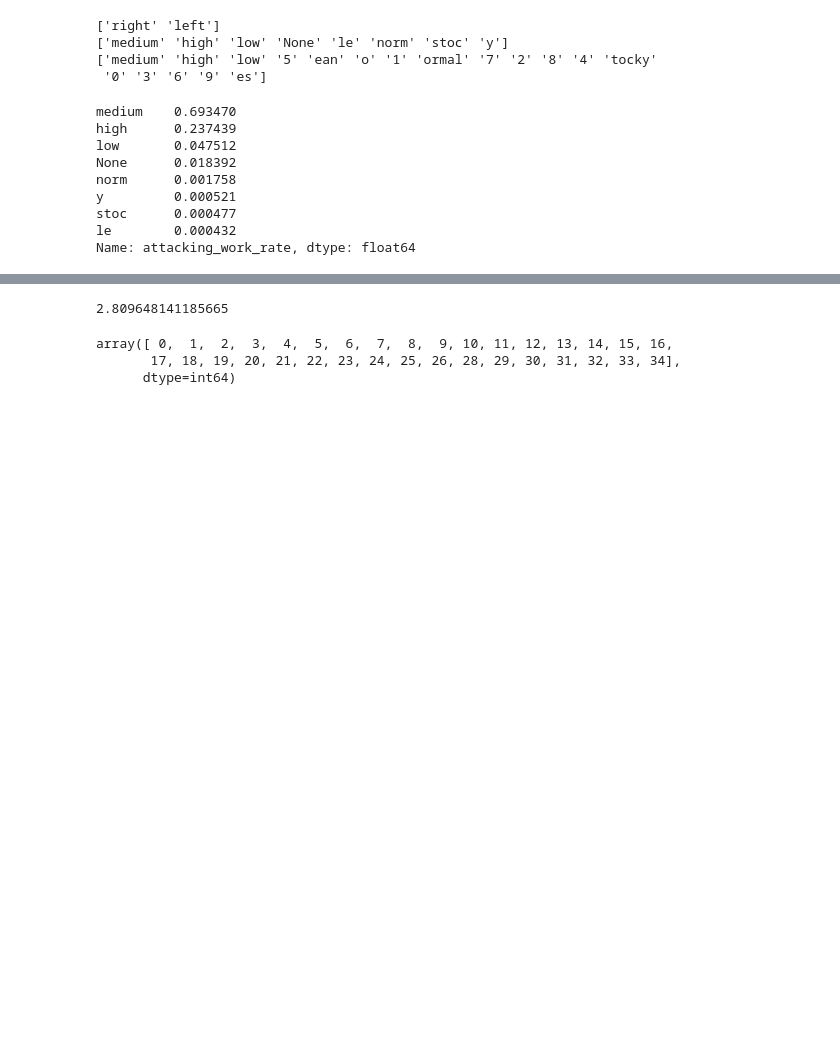
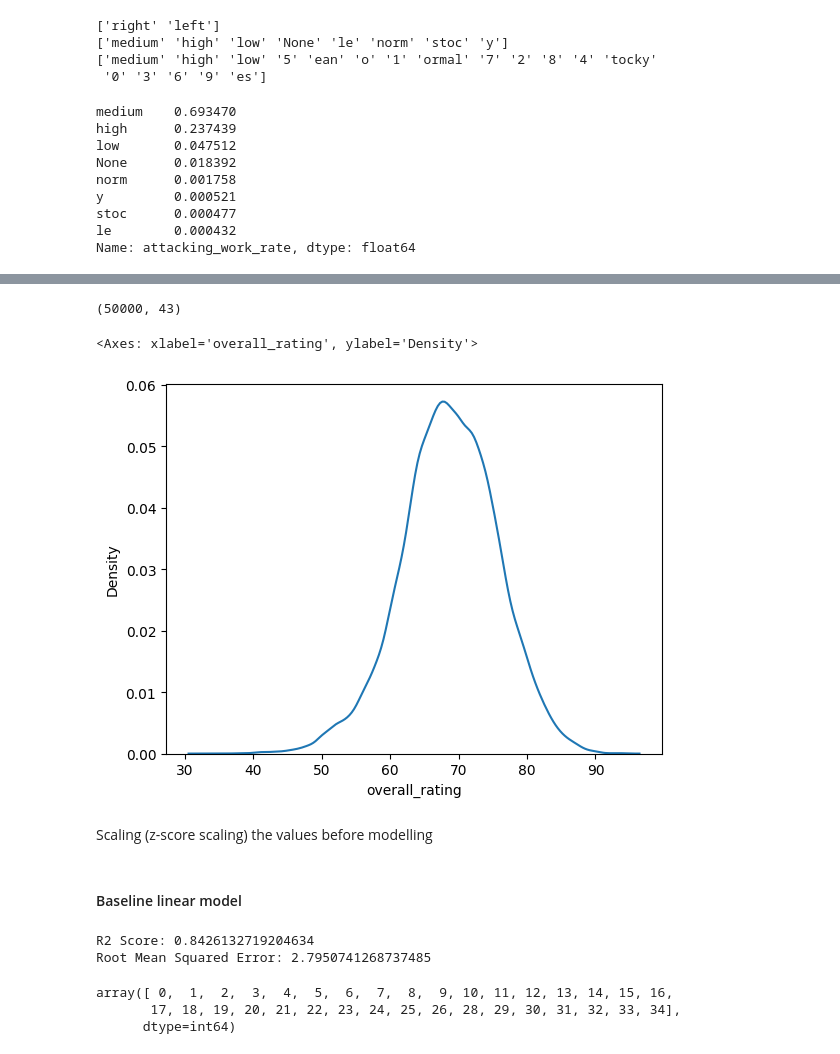
Before and after one commit to nihal-DS/Euro-Soccer-Analysis, a Jupyter notebook: Euro_Soccer1.ipynb, the cells around one changed output, grey strips where cells are left out. Saved outputs shown, nothing was run; the diff lists cells and outputs as text; code cells hidden in the pictures; blank space fills up the shorter version.

```diff
--- a/Euro_Soccer1.ipynb
+++ b/Euro_Soccer1.ipynb
@@ -363,4 +420,4 @@ cat_cols['defensive_work_rate'] = cat_cols['defensive_work_rate'].map(ordinal_en
 # %%
-df.drop(["preferred_foot", "attacking_work_rate", "defensive_work_rate"], axis = 1, inplace = True)
+# df.drop(["preferred_foot", "attacking_work_rate", "defensive_work_rate"], axis = 1, inplace = True)
 # %%
 df = pd.concat([df, cat_cols], axis = 1)
@@ -377,2 +431,5 @@ df = pd.concat([df, cat_cols], axis = 1)
 # %%
 df_50 = df.sample(n = 50000)
+print(df_50.shape)
+# %% [output]
+(50000, 43)
@@ -388,8 +442,17 @@ y_unscaled = y.copy()
+# %%
+sns.kdeplot(y)
+# %% [output]
+<Axes: xlabel='overall_rating', ylabel='Density'>
+[figure, added]
+# %% [markdown]
+Scaling (z-score scaling) the values before modelling
 # %%
 from sklearn.preprocessing import StandardScaler
 scaler = StandardScaler()
 X_scale = scaler.fit_transform(X)
 y_scale = scaler.fit_transform(y.values.reshape((50000, 1)))
+# %% [markdown]
+#### Baseline linear model
 # %%
 # Baseline Model
 X_train_base, X_test_base, y_train_base, y_test_base = train_test_split(X, y, test_size = 0.3)
@@ -397,6 +460,8 @@ lin_model1 = LinearRegression()
 lin_model1.fit(X_train_base, y_train_base)
 y_pred1 = lin_model1.predict(X_test_base)
 rmse_base = math.sqrt(mean_squared_error(y_true = y_test_base, y_pred = y_pred1))
-print(rmse_base)
+print("R2 Score:", r2_score(y_true = y_test_base, y_pred = y_pred1))
+print("Root Mean Squared Error:", rmse_base)
 # %% [output]
-2.809648141185665
+R2 Score: 0.8426132719204634
+Root Mean Squared Error: 2.7950741268737485
```
Also changed, not shown: parts of 65 cells of this notebook.
